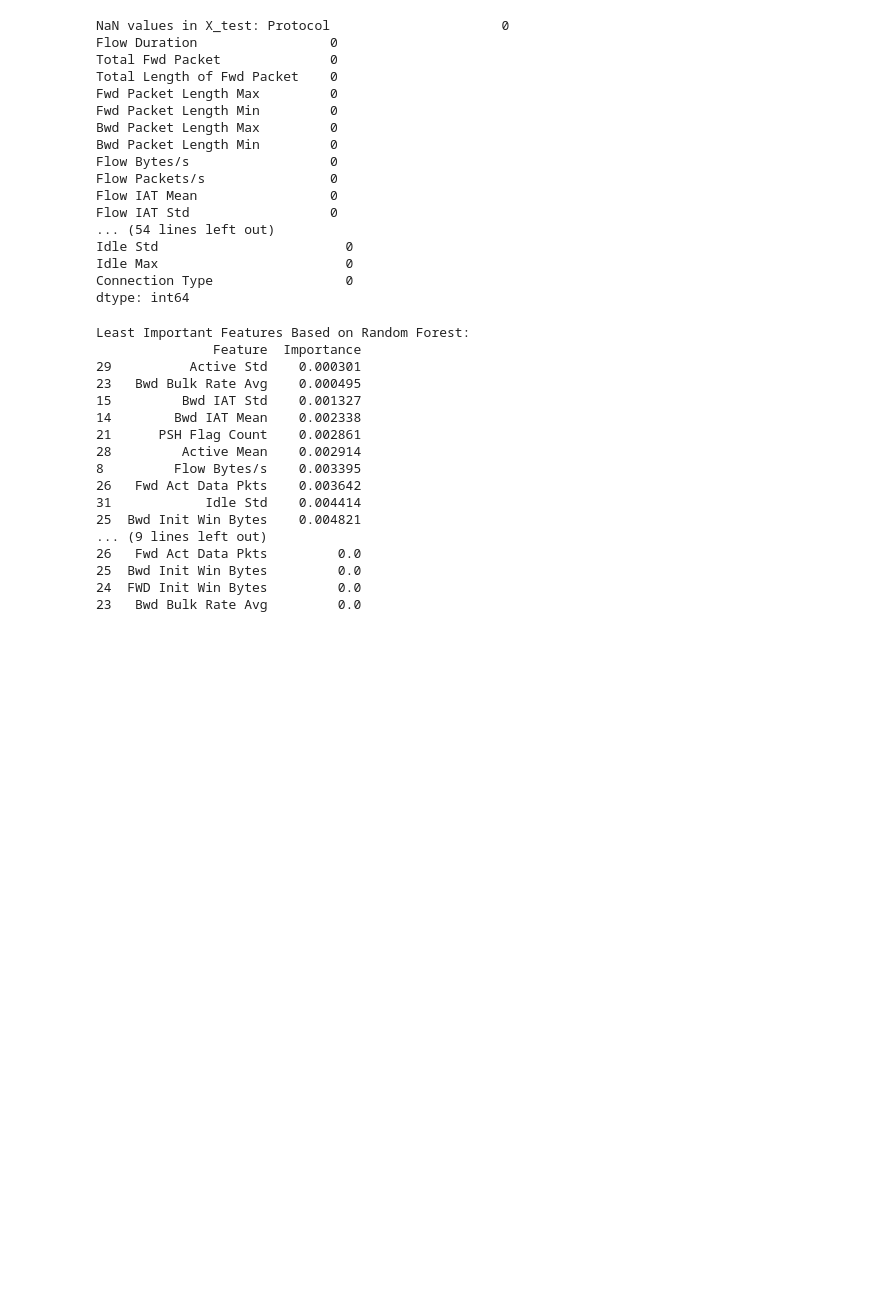
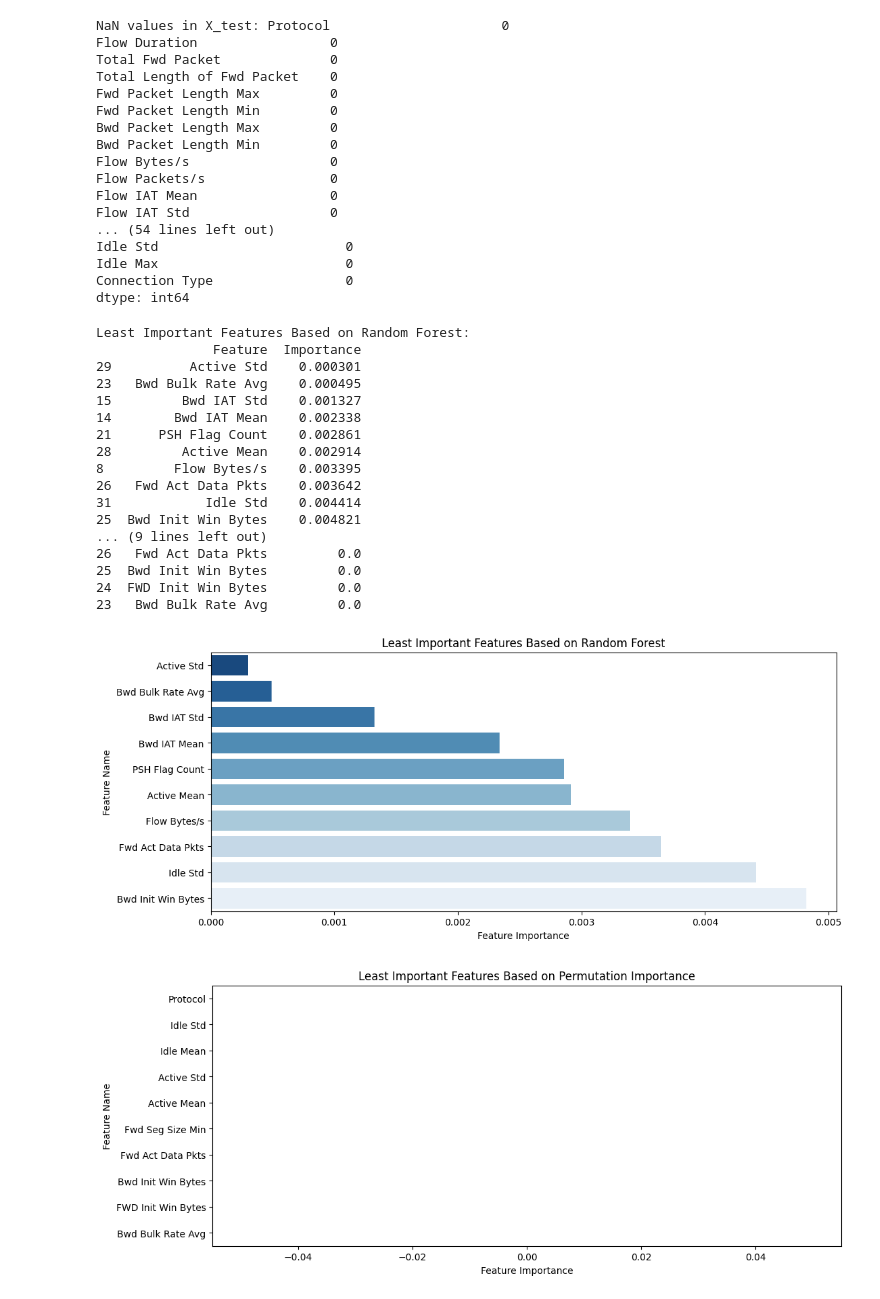
Before and after one commit to tarunganesh2004/IOT-Network-Traffic-Detection, a Jupyter notebook: featureImportance.ipynb, the cells around one changed output. Drawn from its saved outputs; the diff is of its cells as text; code cells hidden in the pictures; blank space fills up the shorter version.

Commit message:
added visualization

```diff
--- a/featureImportance.ipynb
+++ b/featureImportance.ipynb
@@ -148,3 +148,67 @@ Least Important Features Based on Random Forest:
 25  Bwd Init Win Bytes         0.0
 24  FWD Init Win Bytes         0.0
 23   Bwd Bulk Rate Avg         0.0
+# %%
+import matplotlib.pyplot as plt
+import numpy as np
+import seaborn as sns
+
+# Random Forest Feature Importance Data
+rf_features = [
+    "Active Std",
+    "Bwd Bulk Rate Avg",
+    "Bwd IAT Std",
+    "Bwd IAT Mean",
+    "PSH Flag Count",
+    "Active Mean",
+    "Flow Bytes/s",
+    "Fwd Act Data Pkts",
+    "Idle Std",
+    "Bwd Init Win Bytes",
+]
+rf_importance = [
+    0.000301,
+    0.000495,
+    0.001327,
+    0.002338,
+    0.002861,
+    0.002914,
+    0.003395,
+    0.003642,
+    0.004414,
+    0.004821,
+]
+
+# Permutation Importance Data
+perm_features = [
+    "Protocol",
+    "Idle Std",
+    "Idle Mean",
+    "Active Std",
+    "Active Mean",
+    "Fwd Seg Size Min",
+    "Fwd Act Data Pkts",
+    "Bwd Init Win Bytes",
+    "FWD Init Win Bytes",
+    "Bwd Bulk Rate Avg",
+]
+perm_importance = [0.0] * len(perm_features)  # All are zero importance
+
+# Plot Random Forest Feature Importance
+plt.figure(figsize=(12, 5))
+sns.barplot(x=rf_importance, y=rf_features, palette="Blues_r")
+plt.xlabel("Feature Importance")
+plt.ylabel("Feature Name")
+plt.title("Least Important Features Based on Random Forest")
+plt.show()
+
+# Plot Permutation Importance
+plt.figure(figsize=(12, 5))
+sns.barplot(x=perm_importance, y=perm_features, palette="Reds_r")
+plt.xlabel("Feature Importance")
+plt.ylabel("Feature Name")
+plt.title("Least Important Features Based on Permutation Importance")
+plt.show()
+# %% [output]
+[figure, added]
+[figure, added]
```
